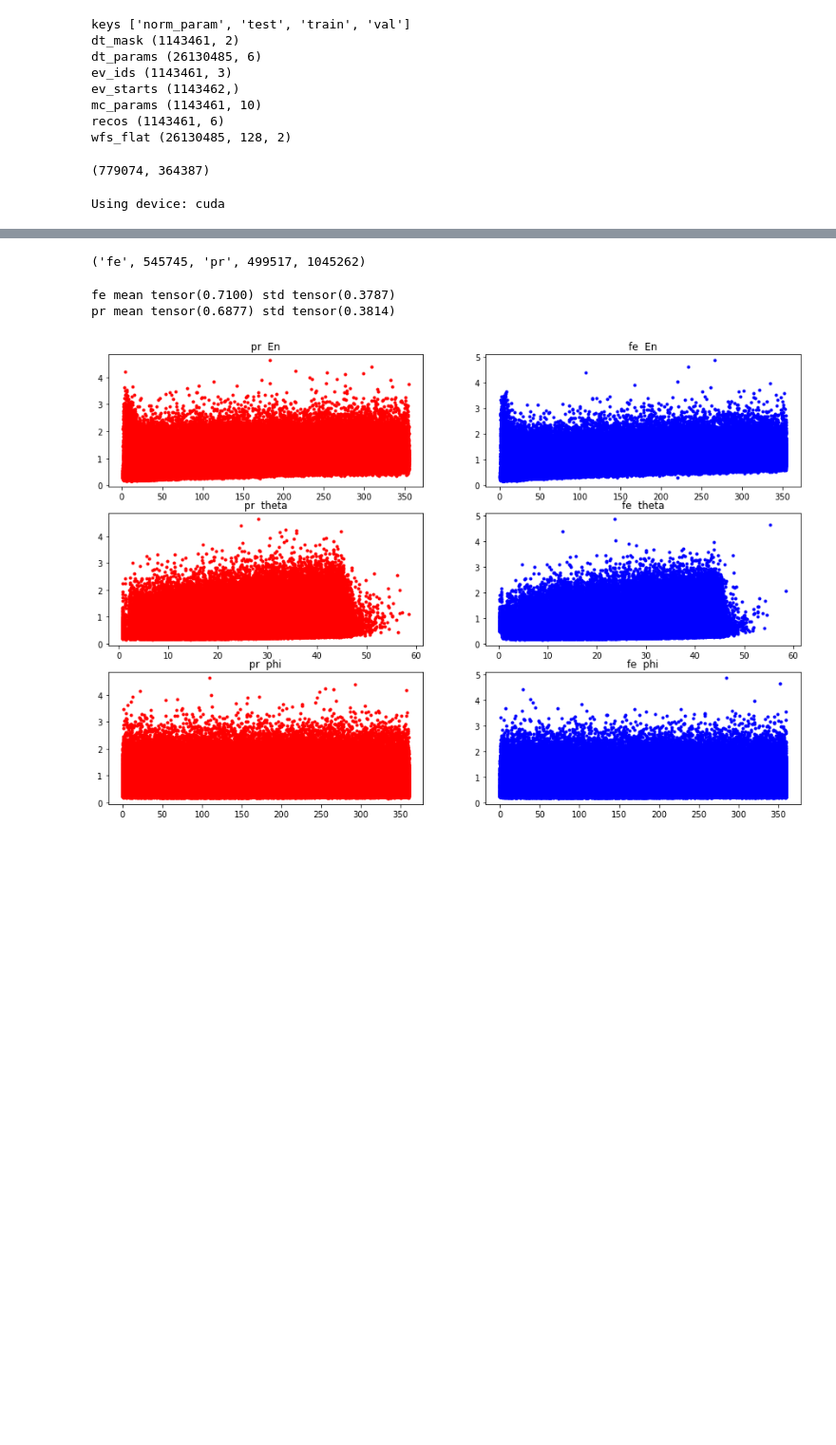
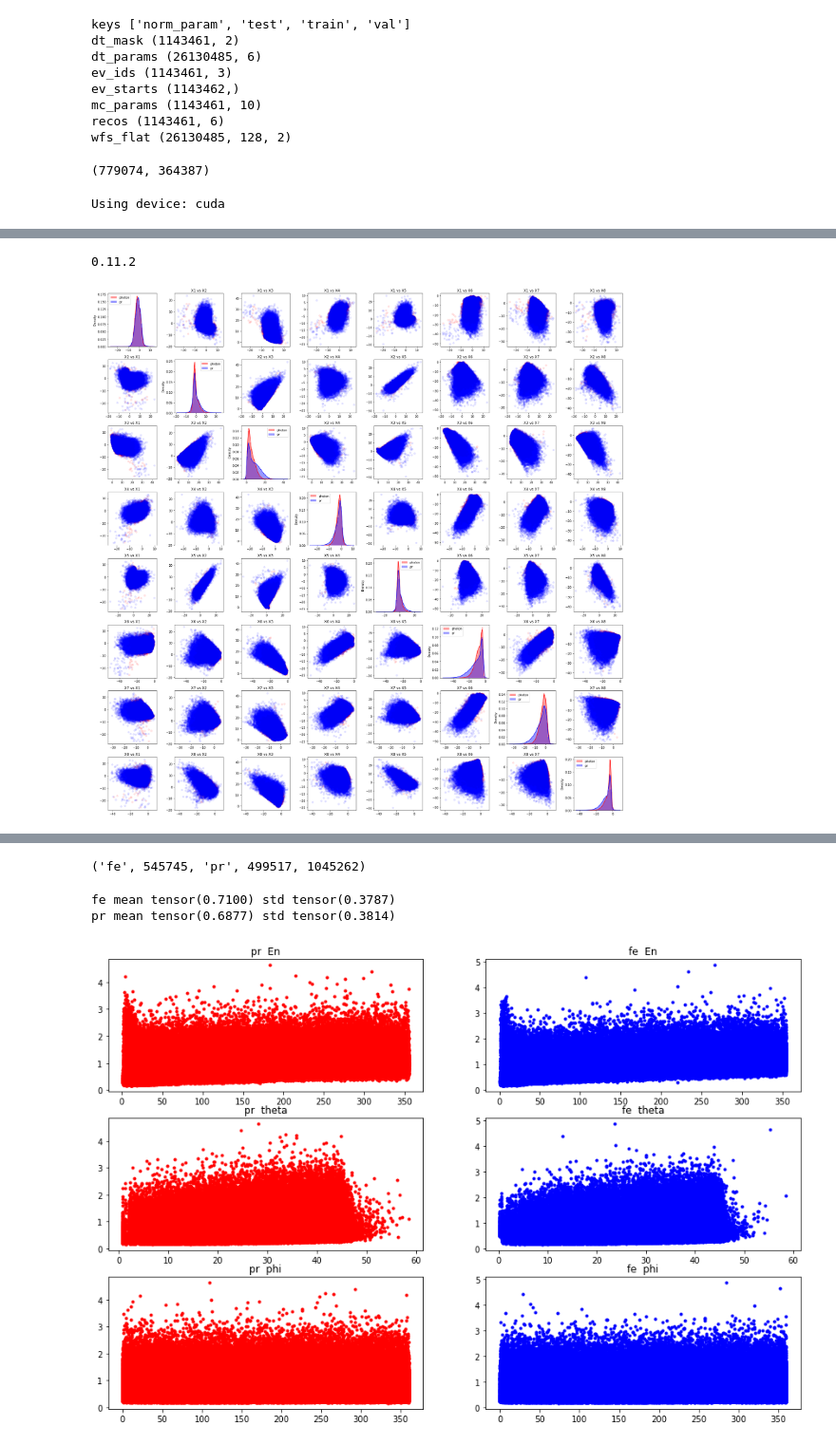
Before and after one commit to fitagdinov/Telescope_Array, a Jupyter notebook: phd_work/Notebooks/latent_analys.ipynb, the cells around one changed output, grey strips where cells are left out. Shown at 95% size. Saved outputs shown, nothing was run; the diff lists cells and outputs as text; code cells hidden in the pictures; blank space fills up the shorter version.

```diff
--- a/phd_work/Notebooks/latent_analys.ipynb
+++ b/phd_work/Notebooks/latent_analys.ipynb
@@ -78,7 +79,8 @@ os.environ["CUDA_VISIBLE_DEVICES"]="1"
 # %%
 config = 'config.yaml'
 model = pipline.Pipline(config)
+model.config['latent_dim'] = 8
 exp = 'Fe_Pr18.01.2025_15:29latent_dim=16;_hidden_dim=512;_use_mask=True;_'
-chpt = "/home/rfit/Telescope_Array/phd_work/src/train_VAE/test_particles/Pr_Phootn_latent_64latent_dim=64;_paticles=['pr', 'photon'];_/best"
+chpt = "../../Models/AutoEncoder/Proton_train_lat=8/best"
 model.load_chpt(chpt)
 # %% [output]
@@ -98,3 +96,3 @@ CUDA: registered at aten/src/ATen/RegisterCUDA.cpp:26496 [kernel]
 # %%
-latent_list, params, loss = model.predict_latent()
+latent_list, params, loss = model.predict_latent(write_embedding=False, choise_num = 100000)
 # %% [output]
@@ -104,5 +200,9 @@ ValueError: too many values to unpack (expected 2)
 # %%
 #shapes
 for i in (latent_list, params, loss):
-    print(i.shape)
+    try:
+        print(i.shape)
+    except:
+        print(len(params))
+        print(len(params[0]))
 # %% [output]
@@ -121,0 +213,9 @@ torch.Size([1045262])
+# %%
+# select
+select_dict = {}
+set_parasm = set(params)
+for i in tqdm(range(len(params))):
+    try:
+        select_dict[params[i]] = torch.concat([select_dict[params[i]], latent_list[i:i+1]], dim=0)
+    except KeyError:
+        select_dict[params[i]] = latent_list[i:i+1]
@@ -121,0 +269,60 @@ torch.Size([1045262])
+# %%
+import numpy as np
+import matplotlib.pyplot as plt
+import seaborn as sns
+import warnings
+import pandas as pd
+
+# Отключаем предупреждения
+warnings.filterwarnings("ignore")
+print(sns.__version__)
+# Генерируем случайные данные
+np.random.seed(0)
+
+# Создаем фигуру и оси
+
+# Создаем фигуру и оси
+fig, axes = plt.subplots(8, 8, figsize=(25, 25))
+label = list(set_parasm)
+data1 = select_dict[label[0]]
+data2 = select_dict[label[1]]
+# Проходим по всем парам координат
+
+for i in tqdm(range(8)):
+    for j in range(8):
+        if i == j:
+            # Diagonal: Histograms for both datasets
+            sns.distplot(data1[:, i], bins=30, ax=axes[i, j], color='red', kde=True, label=label[0])
+            sns.distplot(data2[:, i], bins=30, ax=axes[i, j], color='blue', kde=True, label=label[1])
+            axes[i, j].legend()
+        else:
+#             continue
+            # Off-diagonal: KDE plots for both datasets
+            # First dataset (data1)
+#             df1 = pd.DataFrame({'x': data1[:, i], 'y': data1[:, j]})
+#             sns.scatterplot(
+#                 data=df1,# x='x', y='y',
+#                 ax=axes[i, j], cmap='Reds',
+# #                 fill=True, alpha=0.6,
+#                 label=label[0]
+#             )
+#             # Second dataset (data2)
+#             df1 = pd.DataFrame({'x': data2[:, i], 'y': data2[:, j]})
+#             sns.scatterplot(
+#                 data=df1,# x='x', y='y',
+#                 ax=axes[i, j], cmap='Blues',
+# #                 fill=True, alpha=0.6,
+#                 label=label[1]
+#             )
+
+            axes[i, j].scatter(data1[:, i], data1[:, j], c=[(1,0,0,0.1)]*len(data1),label=label[0])
+            axes[i, j].scatter(data2[:, i], data2[:, j], c=[(0,0,1,0.1)]*len(data2), label=label[1])
+
+            axes[i, j].set_title(f'X{i+1} vs X{j+1}')
+#             axes[i, j].legend()
+
+plt.tight_layout()
+plt.show()
+# %% [output]
+0.11.2
+[figure, added]
```
Also changed, not shown: parts of 9 cells of this notebook, 15 other files.
